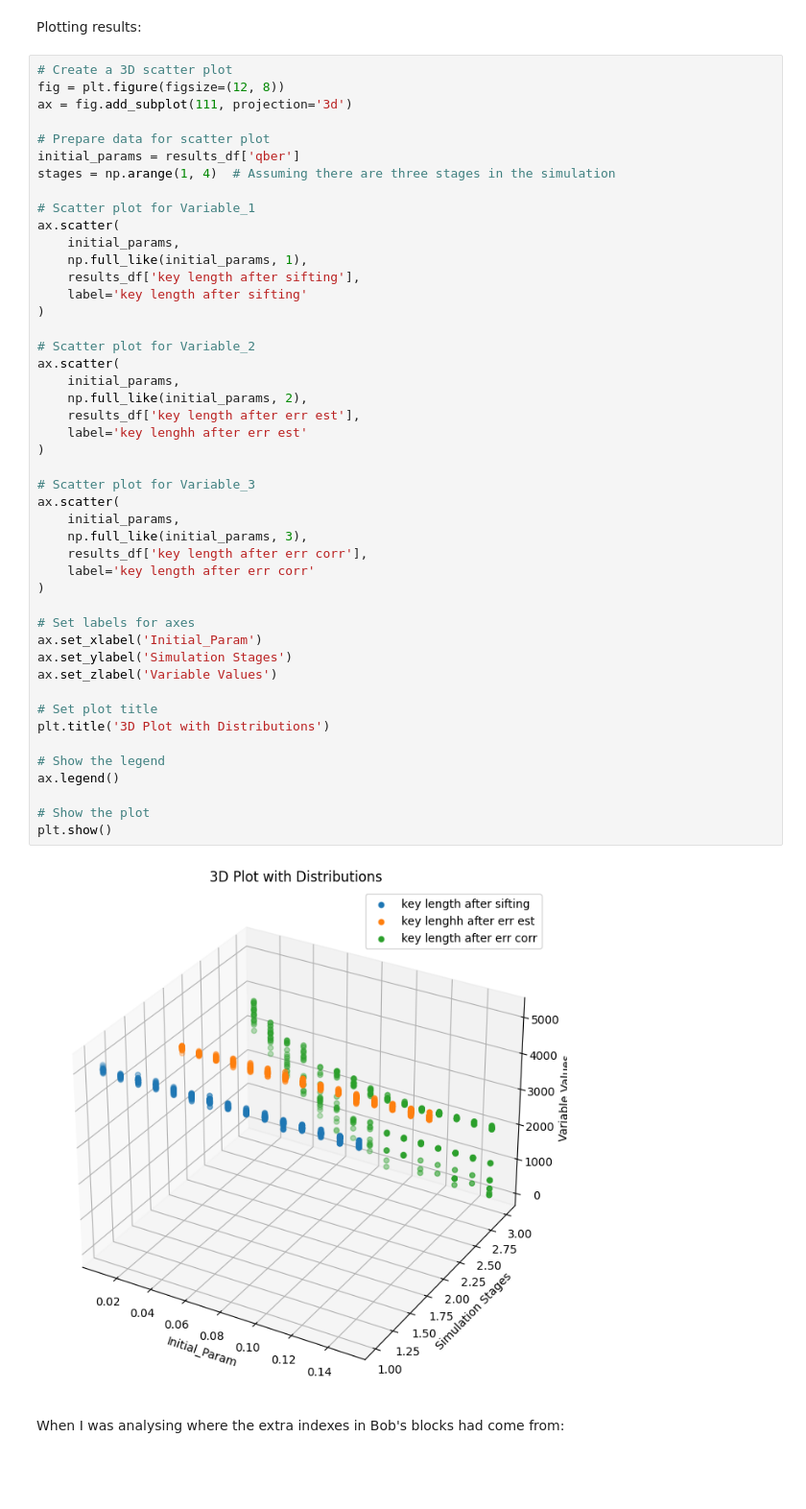
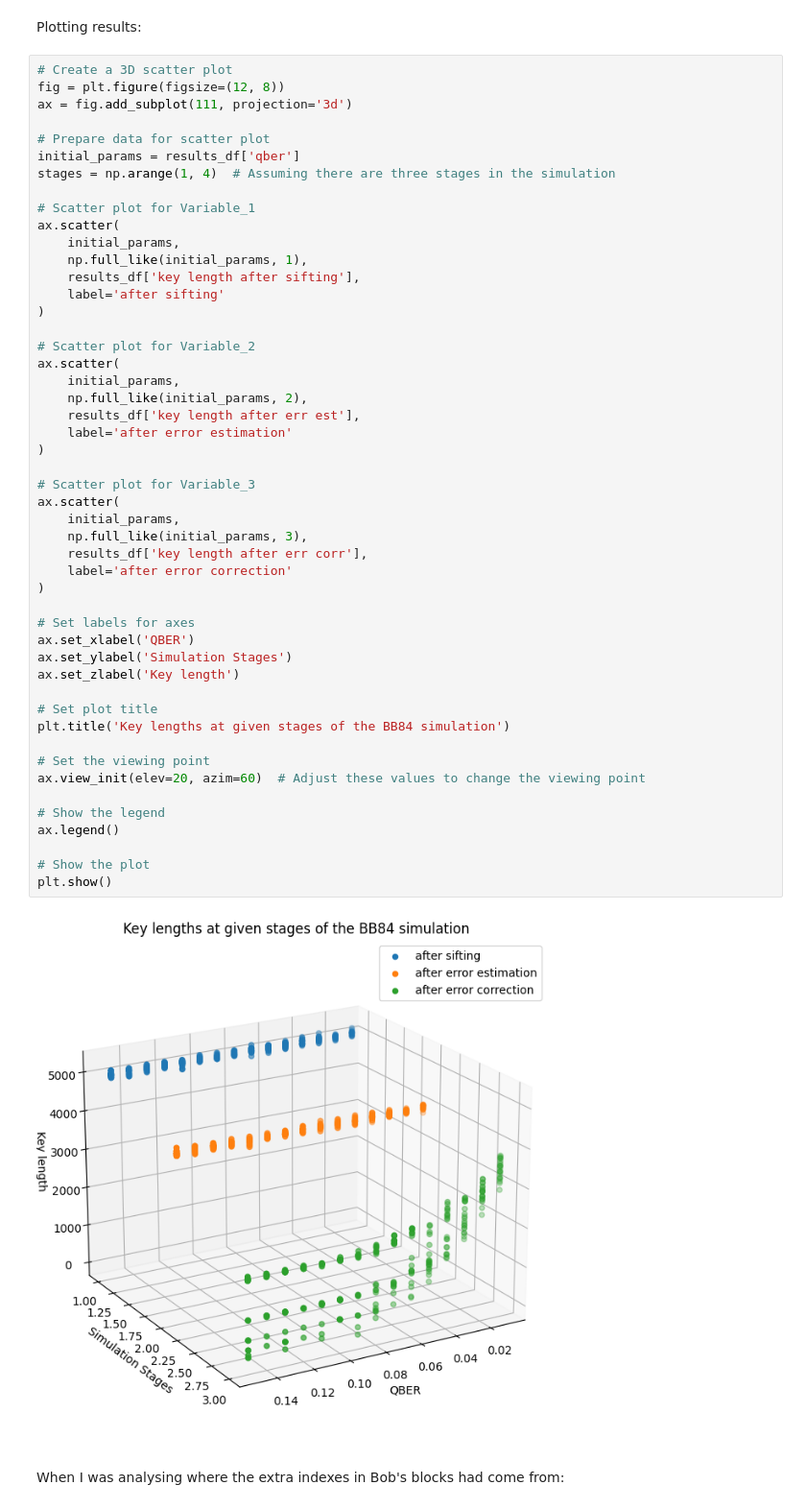
Before and after one commit to gnypit/pyqkd, a Jupyter notebook: main_tester.ipynb, the cells around one changed output. Shown at 96% size. Cells and saved outputs as stored; diff of their text form; blank space fills up the shorter version.

```diff
--- a/main_tester.ipynb
+++ b/main_tester.ipynb
@@ -63,40 +63,43 @@ ax.scatter(
     initial_params,
     np.full_like(initial_params, 1),
     results_df['key length after sifting'],
-    label='key length after sifting'
+    label='after sifting'
 )
 
 # Scatter plot for Variable_2
 ax.scatter(
     initial_params,
     np.full_like(initial_params, 2),
     results_df['key length after err est'],
-    label='key lenghh after err est'
+    label='after error estimation'
 )
 
 # Scatter plot for Variable_3
 ax.scatter(
     initial_params,
     np.full_like(initial_params, 3),
     results_df['key length after err corr'],
-    label='key length after err corr'
+    label='after error correction'
 )
 
 # Set labels for axes
-ax.set_xlabel('Initial_Param')
+ax.set_xlabel('QBER')
 ax.set_ylabel('Simulation Stages')
-ax.set_zlabel('Variable Values')
+ax.set_zlabel('Key length')
 
 # Set plot title
-plt.title('3D Plot with Distributions')
+plt.title('Key lengths at given stages of the BB84 simulation')
+
+# Set the viewing point
+ax.view_init(elev=20, azim=60)  # Adjust these values to change the viewing point
 
 # Show the legend
 ax.legend()
 
 # Show the plot
 plt.show()
 # %% [output]
-[figure, old version]
+[figure, new version]
 # %% [markdown]
 When I was analysing where the extra indexes in Bob's blocks had come from:
 # %%
```
